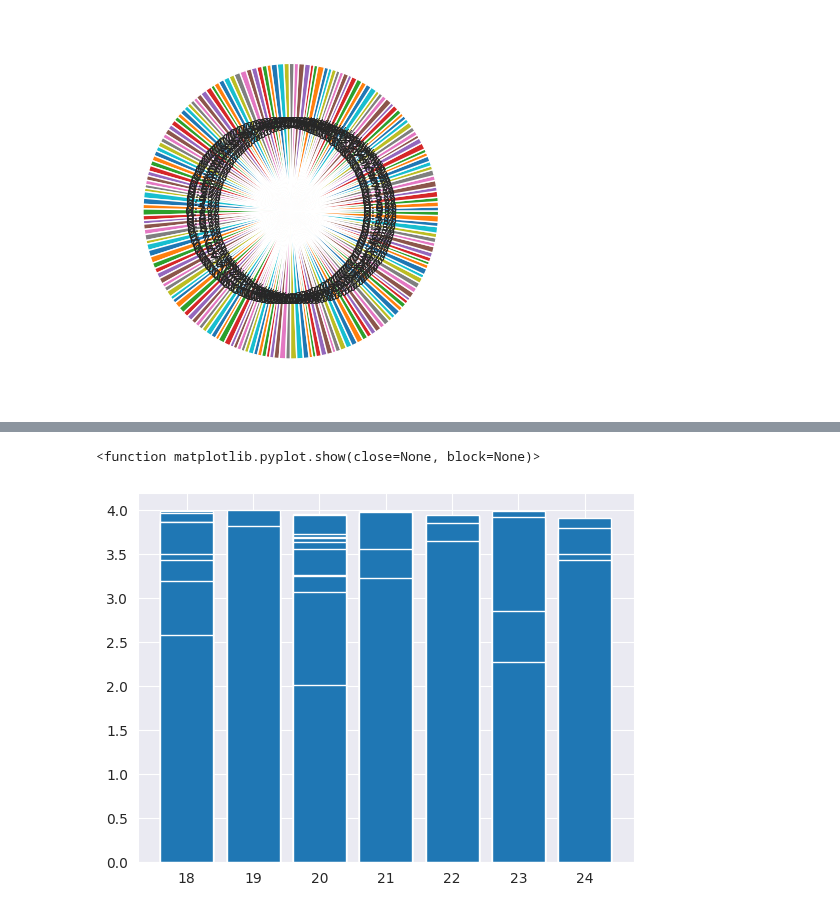
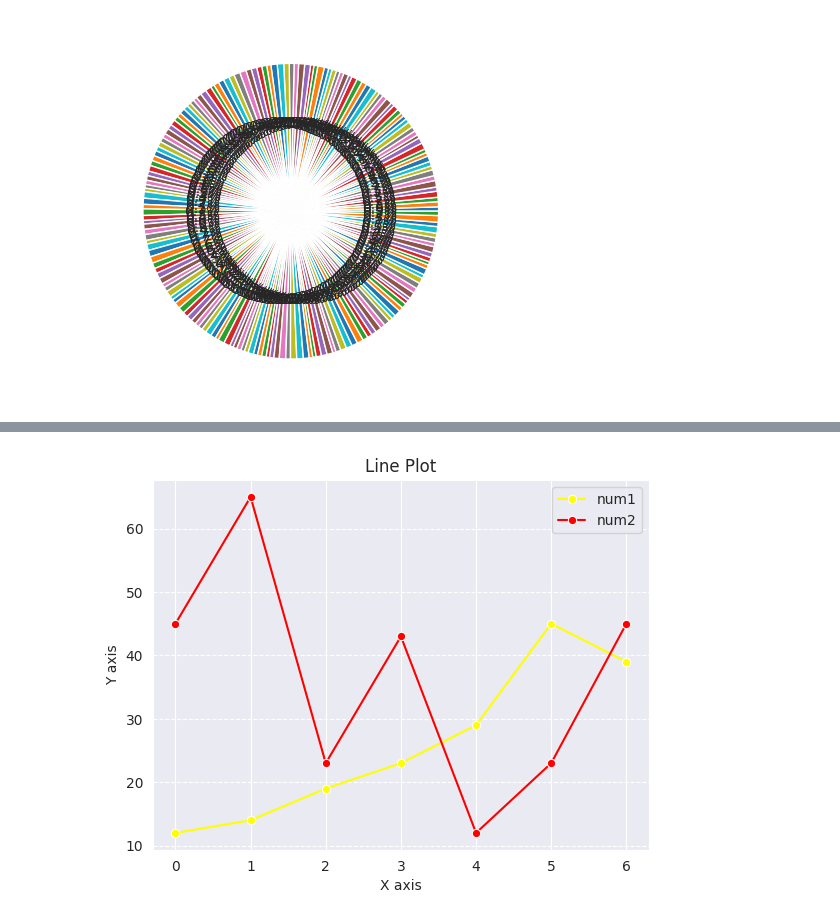
Before and after one commit to HammadAli08/Python-Toolbox, a Jupyter notebook: Libraries/Visualization.ipynb, the cells around one changed output, grey strips where cells are left out. Cells and saved outputs as stored; diff of their text form; code cells hidden in the pictures.

```diff
--- a/Libraries/Visualization.ipynb
+++ b/Libraries/Visualization.ipynb
@@ -175,6 +175,11 @@ plt.show()
 # %%
-plt.bar(data['Age'],data['CGPA (out of 4.00)'])
-plt.show
+sns.lineplot(num1,color='yellow',marker='o',label='num1')
+sns.lineplot(num2,color="red",marker='o',label='num2')
+plt.title("Line Plot")
+plt.xlabel("X axis")
+plt.ylabel("Y axis")
+plt.legend()
+plt.grid(axis='y',linestyle='--')
+plt.show()
 # %% [output]
-<function matplotlib.pyplot.show(close=None, block=None)>
-[figure, old version]
+[figure, new version]
```
Also changed, not shown: parts of 13 cells of this notebook, 2 other files.
